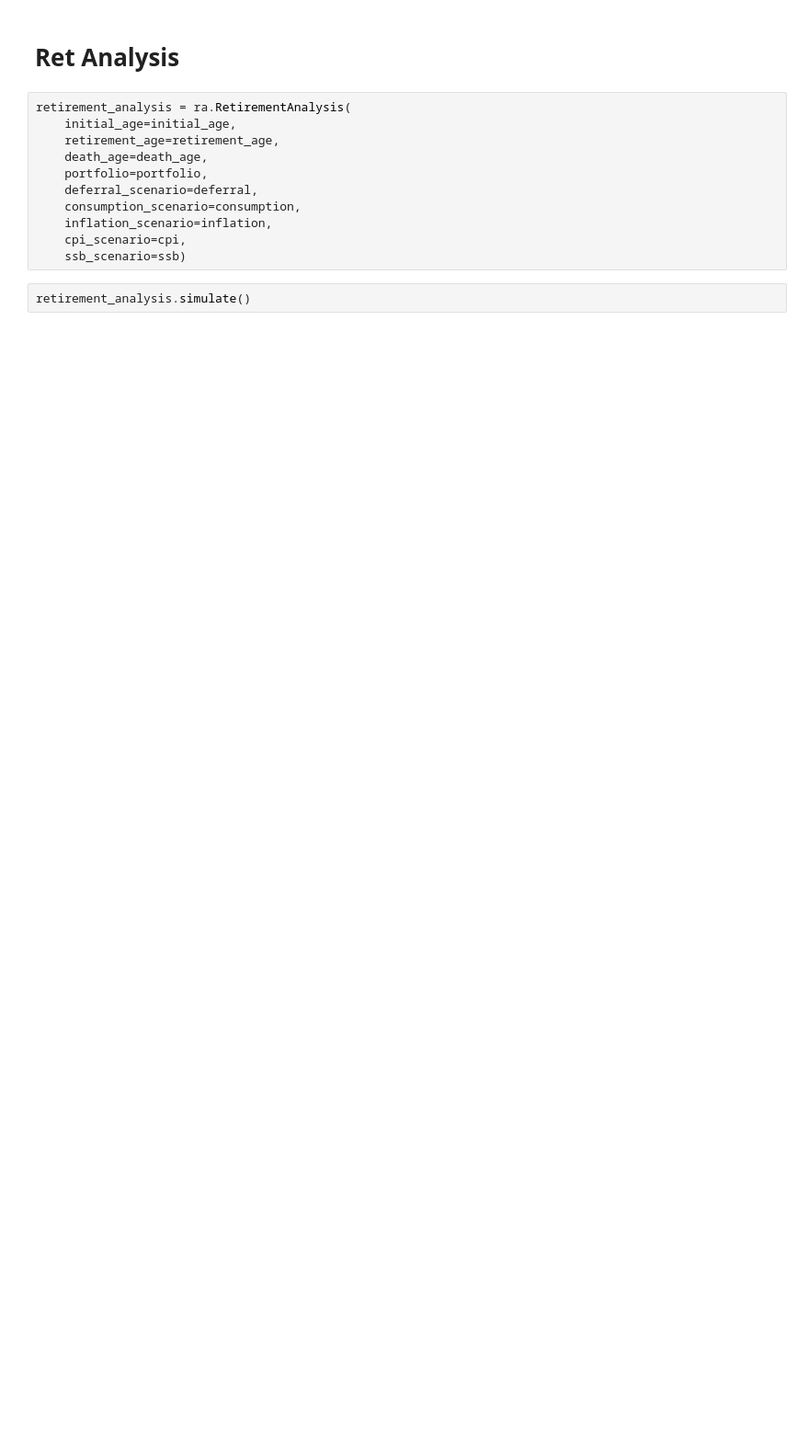
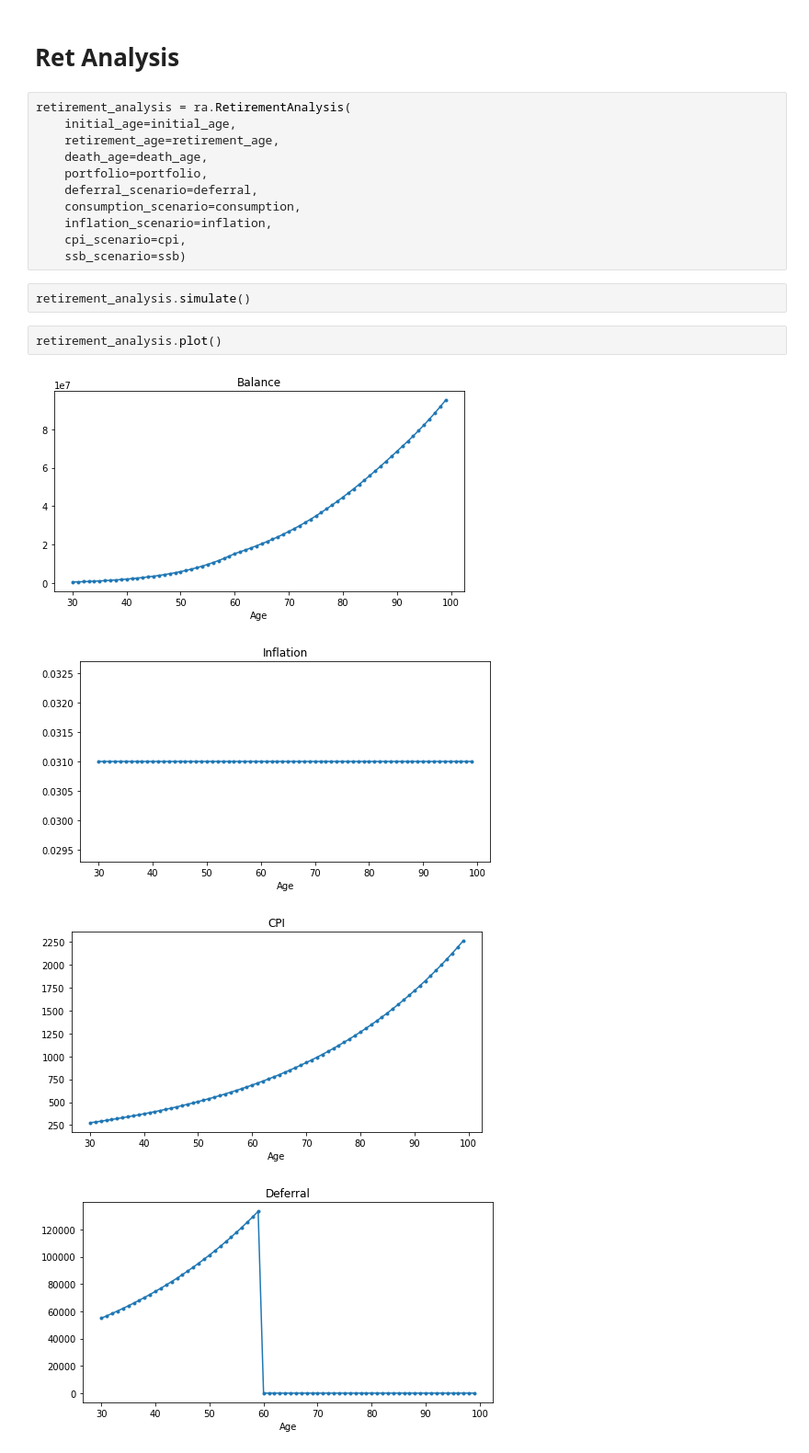
Before and after one commit to presmdonovan23/retirement-finance, a Jupyter notebook: retirement_simulation.ipynb, the cells around one changed output. Shown at 92% size. Cells and saved outputs as stored; diff of their text form; blank space fills up the shorter version.

```diff
--- a/retirement_simulation.ipynb
+++ b/retirement_simulation.ipynb
@@ -111,3 +83,10 @@ retirement_analysis = ra.RetirementAnalysis(
     ssb_scenario=ssb)
 # %%
 retirement_analysis.simulate()
+# %%
+retirement_analysis.plot()
+# %% [output]
+[figure, added]
+[figure, added]
+[figure, added]
+[figure, added]
```
Also changed, not shown: parts of 38 cells of this notebook, 7 other files.
